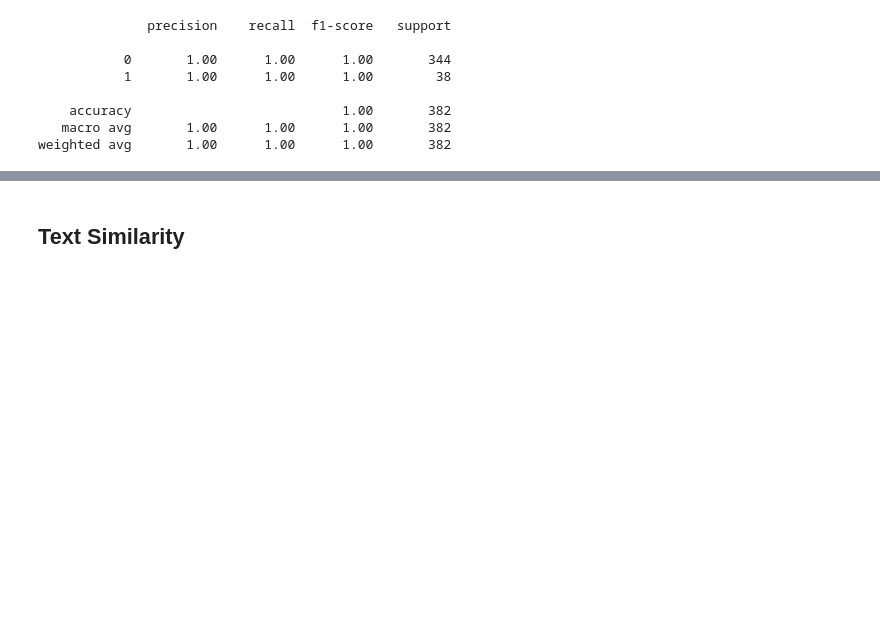
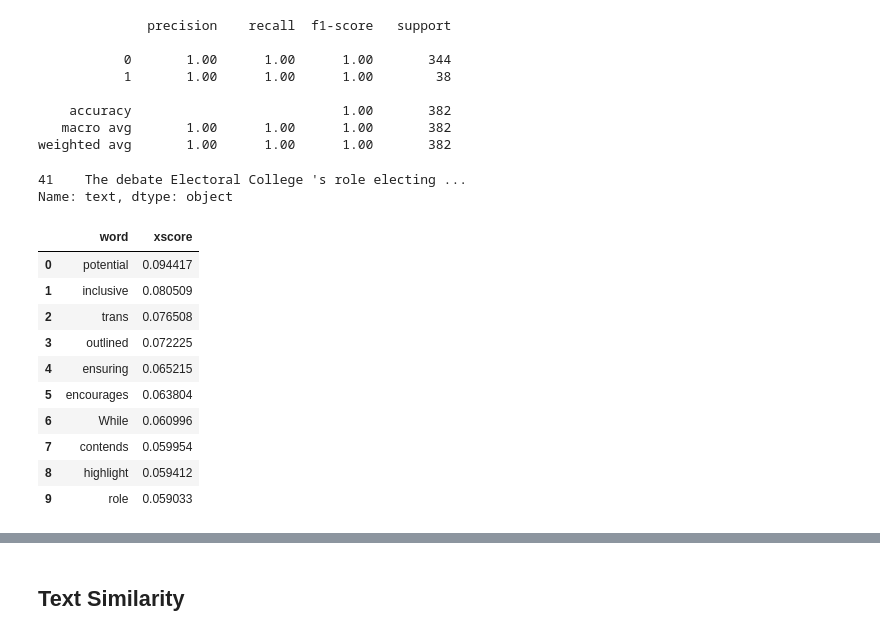
Before and after one commit to dimits-ts/practical_data_science, a Jupyter notebook: llm_detection/notebooks/llm_detection.ipynb, the cells around one changed output, grey strips where cells are left out. Drawn from its saved outputs; the diff is of its cells as text; code cells hidden in the pictures; blank space fills up the shorter version.

```diff
--- a/llm_detection/notebooks/llm_detection.ipynb
+++ b/llm_detection/notebooks/llm_detection.ipynb
@@ -321,3 +321,13 @@ print(classification_report(y_test, ada_pred, zero_division=0))
     accuracy                           1.00       382
    macro avg       1.00      1.00      1.00       382
 weighted avg       1.00      1.00      1.00       382
+# %%
+from lime.lime_text import LimeTextExplainer
+
+
+explainer = LimeTextExplainer(class_names=forest_model.classes_)
+example = data_test[data_test.generated == 1].sample(1)
+example.text
+# %% [output]
+41    The debate Electoral College 's role electing ...
+Name: text, dtype: object
@@ -323,0 +341,17 @@ weighted avg       1.00      1.00      1.00       382
+# %%
+example_pred = forest_model.predict_proba(vectorizer.transform(example.text))
+exp = explainer.explain_instance(example.text.iloc[0] , c.predict_proba)
+word_scores = pd.DataFrame(exp.as_list(), columns=["word", "xscore"]) #
+word_scores
+# %% [output]
+|  | word | xscore |
+| 0 | potential | 0.094417 |
+| 1 | inclusive | 0.080509 |
+| 2 | trans | 0.076508 |
+| 3 | outlined | 0.072225 |
+| 4 | ensuring | 0.065215 |
+| 5 | encourages | 0.063804 |
+| 6 | While | 0.060996 |
+| 7 | contends | 0.059954 |
+| 8 | highlight | 0.059412 |
+| 9 | role | 0.059033 |
```
Also changed, not shown: parts of 15 cells of this notebook.
